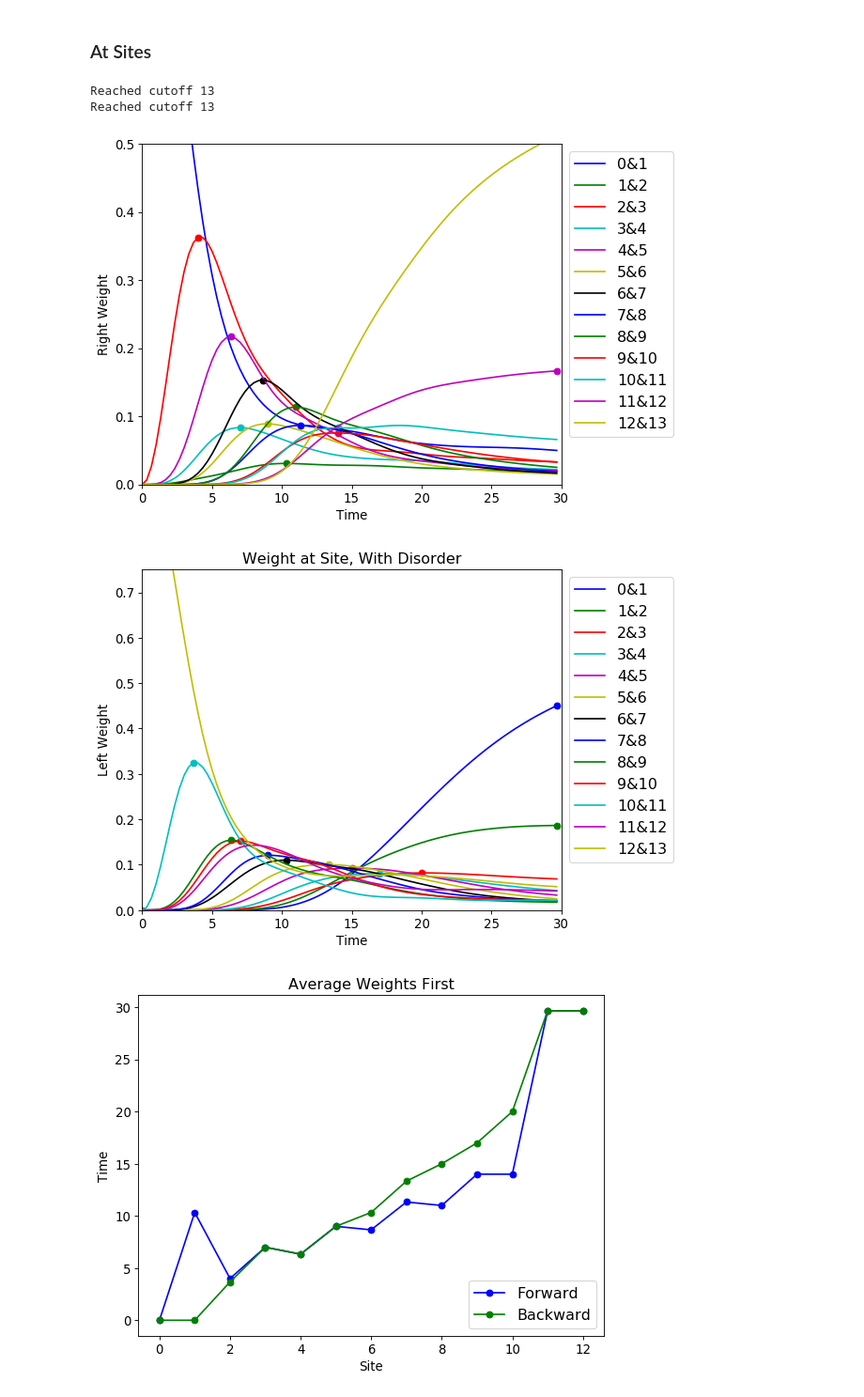
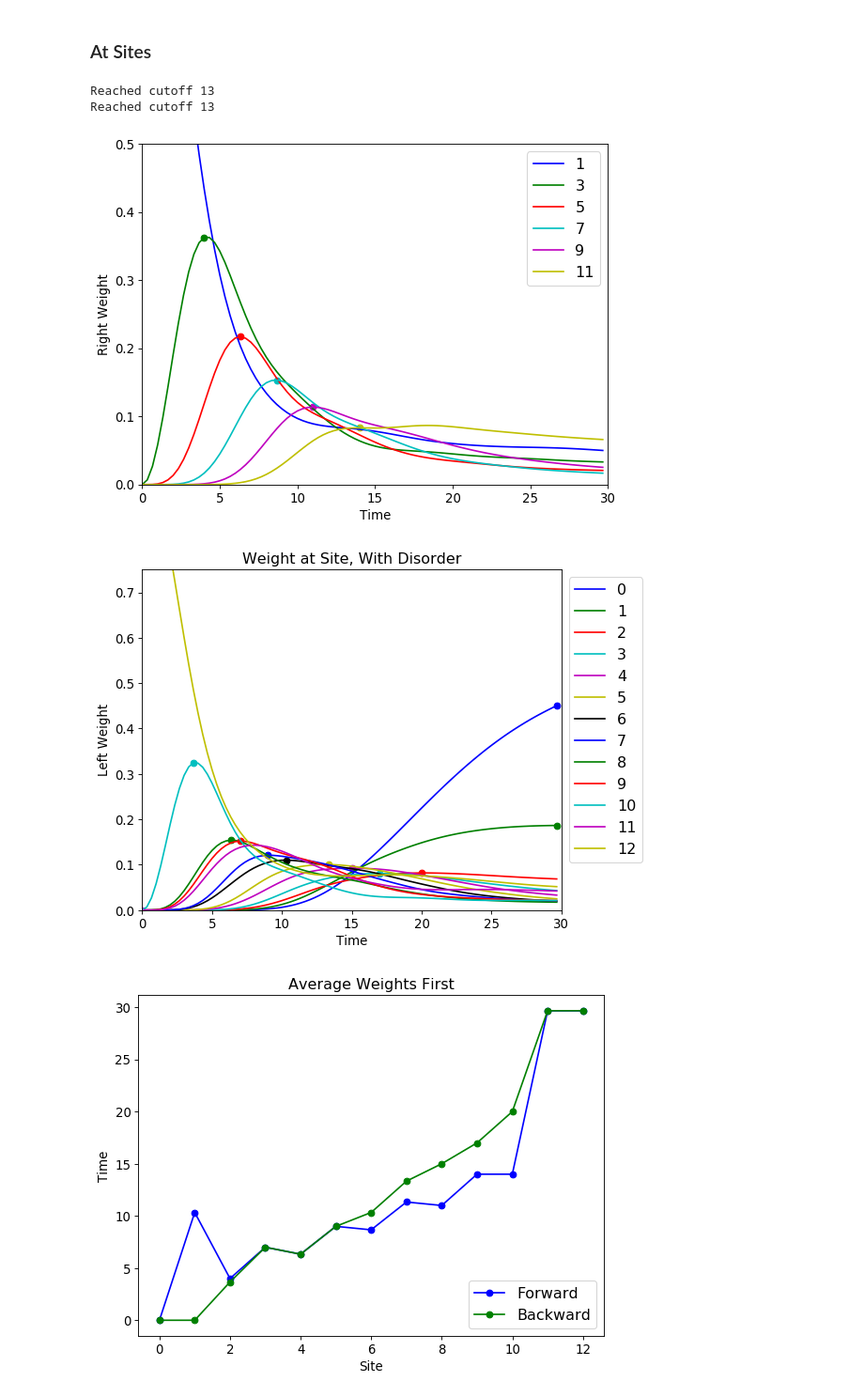
Before and after one commit to cnstahl/Asymmetric, a Jupyter notebook: python/Hamiltonian/Peaks13.ipynb, the cells around one changed output. Shown at 94% size. Cells and saved outputs as stored; diff of their text form; code cells hidden in the pictures.

```diff
--- a/python/Hamiltonian/Peaks13.ipynb
+++ b/python/Hamiltonian/Peaks13.ipynb
@@ -115,46 +115,46 @@ for i in range(L):
         if (val > data[jdx+1]): peaks[0,i] = jdx; break
         if (jdx == stop-2): peaks[0,i] = stop-1; print("Reached cutoff", L); break
     peaks[0,0] = 0
-    if (i%1==0 and i < 15):
-        ax.plot(np.arange(stop)/n,data[:stop], label = str(i)+'&'+str(i+1))
+    if (i%2==0 and i < 12):
+        ax.plot(np.arange(stop)/n,data[:stop], label = str(i+1))
         ax.scatter(peaks[0,i]/n, data[(int)(peaks[0,i])])
-box = ax.get_position()
-ax.set_position([box.x0, box.y0, box.width * 0.9, box.height])
-ax.legend(bbox_to_anchor=(1, 1), loc=2)
-# ax.legend(loc=1)
+# box = ax.get_position()
+# ax.set_position([box.x0, box.y0, box.width * 0.9, box.height])
+# ax.legend(bbox_to_anchor=(1, 1), loc=2)
+ax.legend(loc=1)
 plt.ylim(0,.5)
 plt.xlim(0,end)
 plt.ylabel('Right Weight')
 plt.xlabel('Time')
 # plt.title('Weight at Site, With Disorder')
 # plt.savefig('figures/avgRweightL13_s.pdf')
 plt.show()
 
 ax = plt.subplot(111)
 for i in range(L):
     data = avg_weight[1,i]
     for jdx, val in enumerate(data):
         if (val > data[jdx+1]): peaks[1,i] = jdx; break
         if (jdx == stop-2): peaks[1,i] = stop-1; break
     peaks[1,L-2]=0
     if (i%1==0):
-        ax.plot(np.arange(stop)/n,data[:stop], label = str(i)+'&'+str(i+1))
+        ax.plot(np.arange(stop)/n,data[:stop], label = str(i))
         ax.scatter(peaks[1,i]/n, data[(int)(peaks[1,i])])
 box = ax.get_position()
 ax.set_position([box.x0, box.y0, box.width * 0.9, box.height])
 ax.legend(bbox_to_anchor=(1, 1), loc=2)
 plt.ylim(0,.75)
 plt.xlim(0,end)
 plt.ylabel('Left Weight')
 plt.xlabel('Time')
 plt.title('Weight at Site, With Disorder')
 # plt.savefig('figures/avgLweightL13_s.pdf')
 plt.show()
 # %% [output]
 Reached cutoff 13
 Reached cutoff 13
-[figure, old version]
+[figure, new version]
-[figure, old version]
+[figure, new version]
 # %%
 plt.plot(range(L),peaks[0]/n, 'o-', label="Forward")
 plt.plot(range(L),peaks[1][::-1]/n, 'o-', label="Backward")
```
Also changed, not shown: parts of 1 cell of this notebook, 21 other files.
